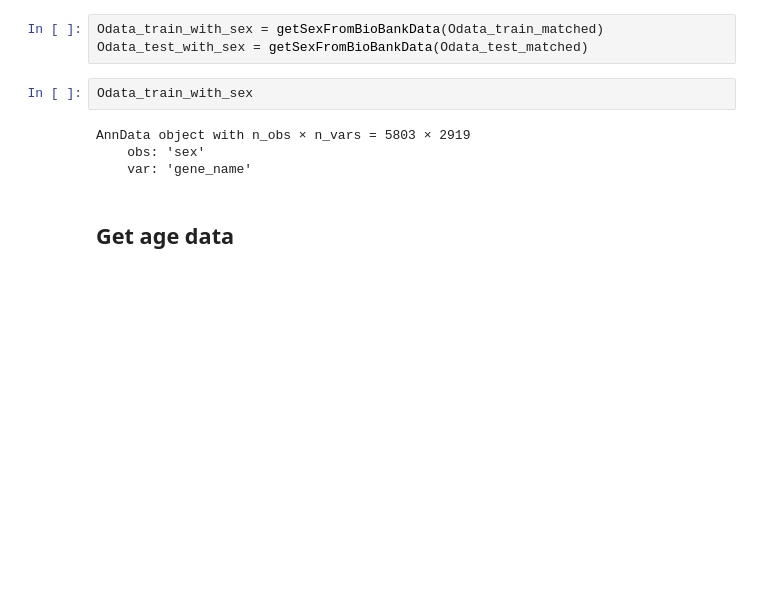
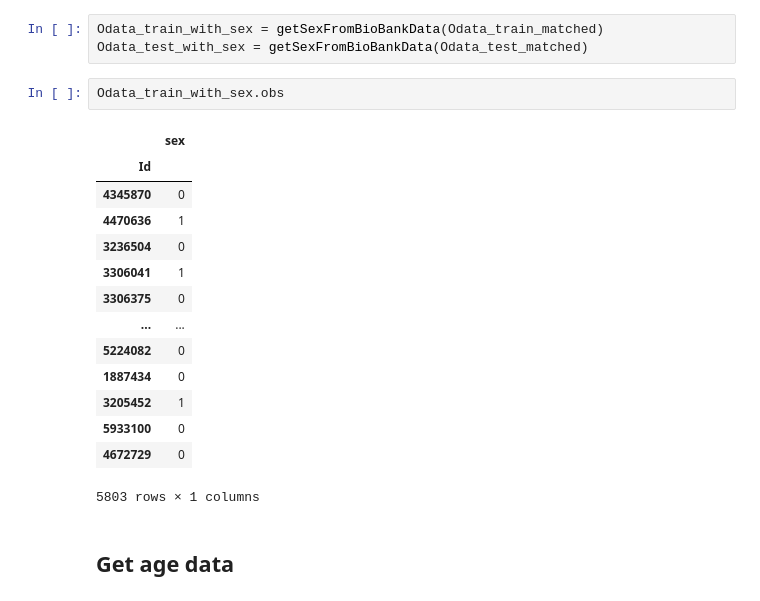
Before and after one commit to Skyer19/code, a Jupyter notebook: 3-adata_process.ipynb, the cells around one changed output. Saved outputs shown, nothing was run; the diff lists cells and outputs as text; blank space fills up the shorter version.

```diff
--- a/3-adata_process.ipynb
+++ b/3-adata_process.ipynb
@@ -662,11 +676,22 @@ def getSexFromBioBankData(adata):
 Odata_train_with_sex = getSexFromBioBankData(Odata_train_matched)
 Odata_test_with_sex = getSexFromBioBankData(Odata_test_matched)
 # %%
-Odata_train_with_sex
+Odata_train_with_sex.obs
 # %% [output]
+|  | sex |
+| Id |  |
+| 4345870 | 0 |
+| 4470636 | 1 |
+| 3236504 | 0 |
+| 3306041 | 1 |
+| 3306375 | 0 |
+| ... | ... |
+| 5224082 | 0 |
+| 1887434 | 0 |
+| 3205452 | 1 |
+| 5933100 | 0 |
+| 4672729 | 0 |
-AnnData object with n_obs × n_vars = 5803 × 2919
-    obs: 'sex'
-    var: 'gene_name'
+5803 rows × 1 columns
 # %% [markdown]
 ## Get age data
 # %%
```
Also changed, not shown: parts of 13 cells of this notebook, 1 other file.
